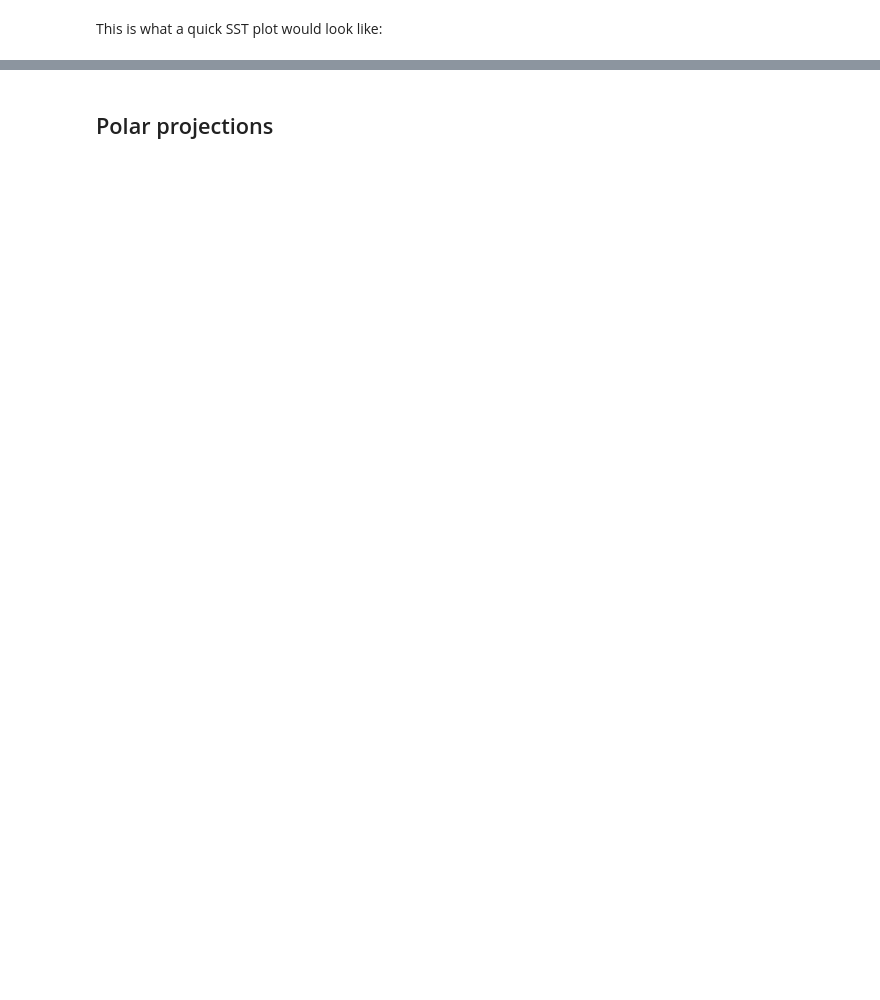
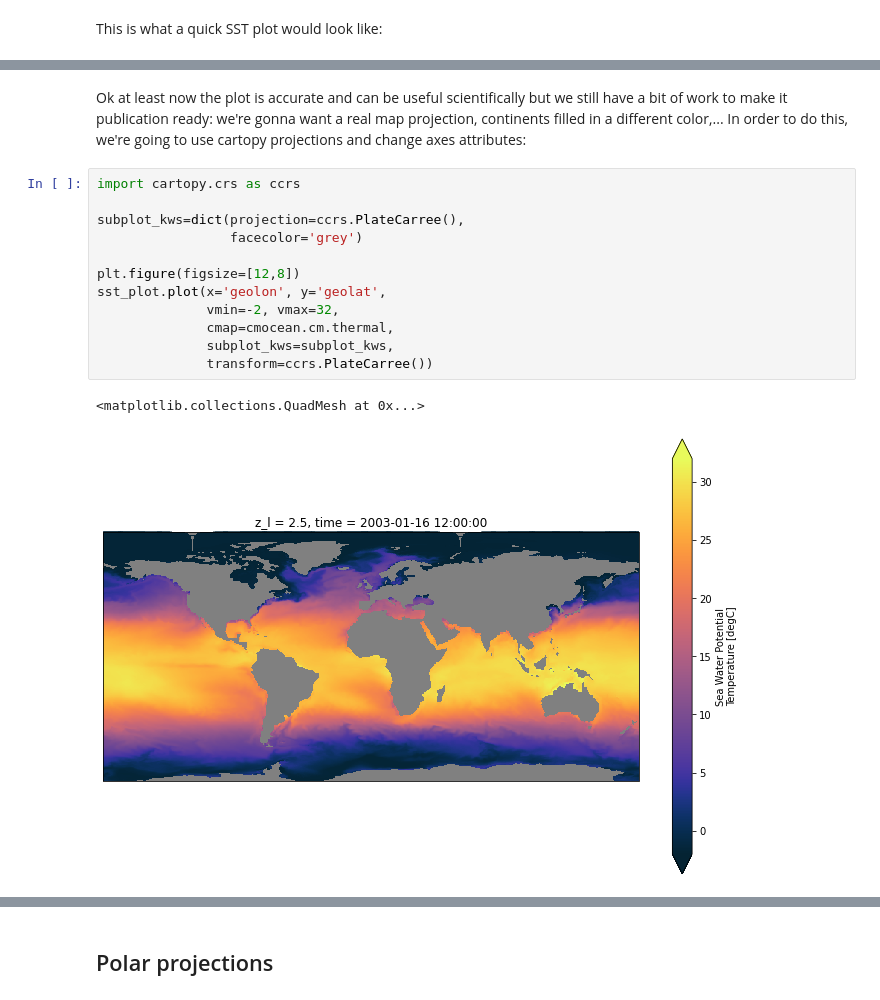
Before and after one commit to MOM6-community/MOM6-AnalysisCookbook, a Jupyter notebook: tutorials/07_Plotting.ipynb, the cells around one changed output, grey strips where cells are left out. Drawn from its saved outputs; the diff is of its cells as text; blank space fills up the shorter version.

```diff
--- a/tutorials/07_Plotting.ipynb
+++ b/tutorials/07_Plotting.ipynb
@@ -39,0 +54,18 @@ Let's define a sweet function with options that are more fitting for a publicati
+# %% [markdown]
+Ok at least now the plot is accurate and can be useful scientifically but we still have a bit of work to make it
+publication ready: we're gonna want a real map projection, continents filled in a different color,... In order to do this, we're going to use cartopy projections and change axes attributes:
+# %%
+import cartopy.crs as ccrs
+
+subplot_kws=dict(projection=ccrs.PlateCarree(),
+                 facecolor='grey')
+
+plt.figure(figsize=[12,8])
+sst_plot.plot(x='geolon', y='geolat',
+              vmin=-2, vmax=32,
+              cmap=cmocean.cm.thermal,
+              subplot_kws=subplot_kws,
+              transform=ccrs.PlateCarree())
+# %% [output]
+<matplotlib.collections.QuadMesh at 0x...>
+[figure, added]
```
Also changed, not shown: parts of 42 cells of this notebook.
